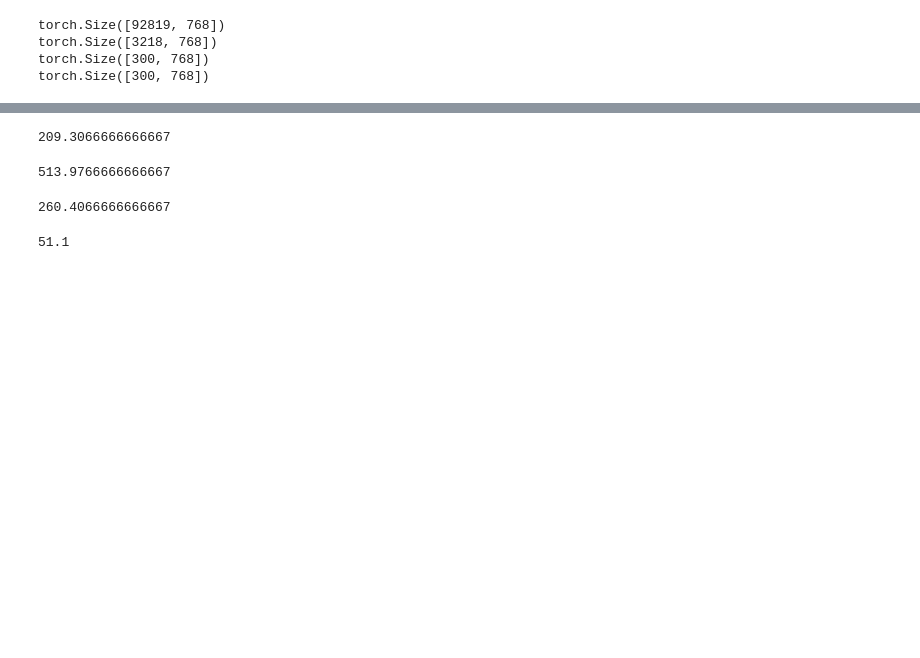
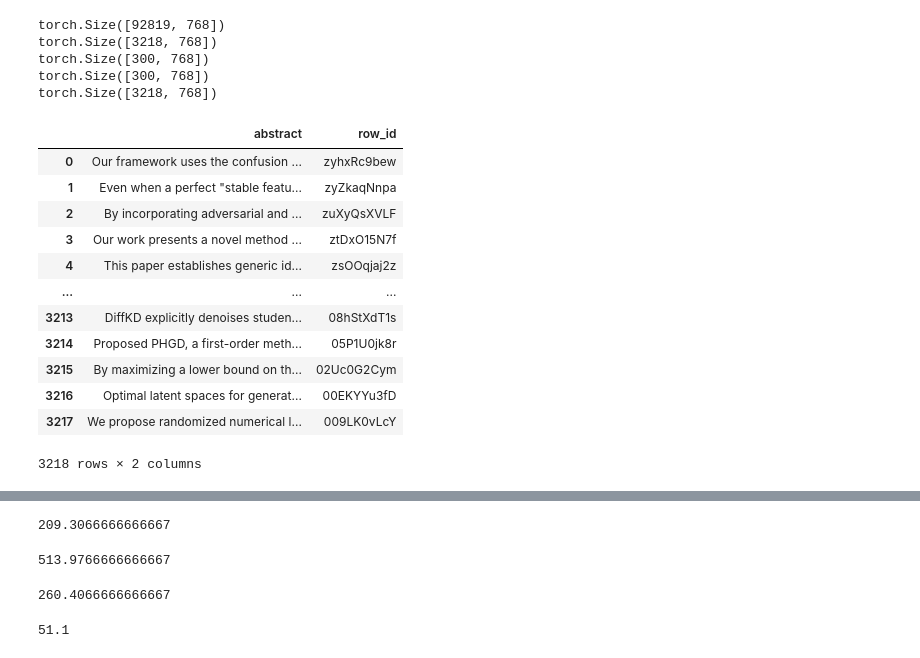
Before and after one commit to 0marCherif/Defense-poisoning, a Jupyter notebook: 3_good_rankings.ipynb, the cells around one changed output, grey strips where cells are left out. Drawn from its saved outputs; the diff is of its cells as text; code cells hidden in the pictures; blank space fills up the shorter version.

```diff
--- a/3_good_rankings.ipynb
+++ b/3_good_rankings.ipynb
@@ -5,27 +34,49 @@ hi
 # %%
 import pandas as pd
 import torch
 
 papers=pd.read_json('submission_metadata.json').T
 papers.index.name = 'row_id'
 
 malicious=pd.read_json('101ranking.json')
 authors=pd.read_json('authors92K.json')
+reecrit_total=pd.read_csv('reecrit_TOTAL.csv')
+reecrit_total['row_id']=list(papers.index)
+
 
 papers_tensor=torch.load('papers.pt')
 malicious_tensor=torch.load('malicious.pt')
 authors_tensor=torch.load('authors.pt')
 rewritten_tensor=torch.load('rewritten.pt')
 
+rewritten_all_papers=torch.load('rewritten_all_papers.pt')
+reecrit_total_tensor=rewritten_all_papers
+
 print(authors_tensor.shape)
 print(papers_tensor.shape)
 print(malicious_tensor.shape)
 print(rewritten_tensor.shape)
+print(rewritten_all_papers.shape)
+reecrit_total
 # %% [output]
 torch.Size([92819, 768])
 torch.Size([3218, 768])
 torch.Size([300, 768])
 torch.Size([300, 768])
+torch.Size([3218, 768])
+|  | abstract | row_id |
+| 0 | Our framework uses the confusion ... | zyhxRc9bew |
+| 1 | Even when a perfect "stable featu... | zyZkaqNnpa |
+| 2 | By incorporating adversarial and ... | zuXyQsXVLF |
+| 3 | Our work presents a novel method ... | ztDxO15N7f |
+| 4 | This paper establishes generic id... | zsOOqjaj2z |
+| ... | ... | ... |
+| 3213 | DiffKD explicitly denoises studen... | 08hStXdT1s |
+| 3214 | Proposed PHGD, a first-order meth... | 05P1U0jk8r |
+| 3215 | By maximizing a lower bound on th... | 02Uc0G2Cym |
+| 3216 | Optimal latent spaces for generat... | 00EKYYu3fD |
+| 3217 | We propose randomized numerical l... | 009LK0vLcY |
+3218 rows × 2 columns
 # %%
 from torch.nn.functional import cosine_similarity
 
```
Also changed, not shown: parts of 20 cells of this notebook, 5 other files.
